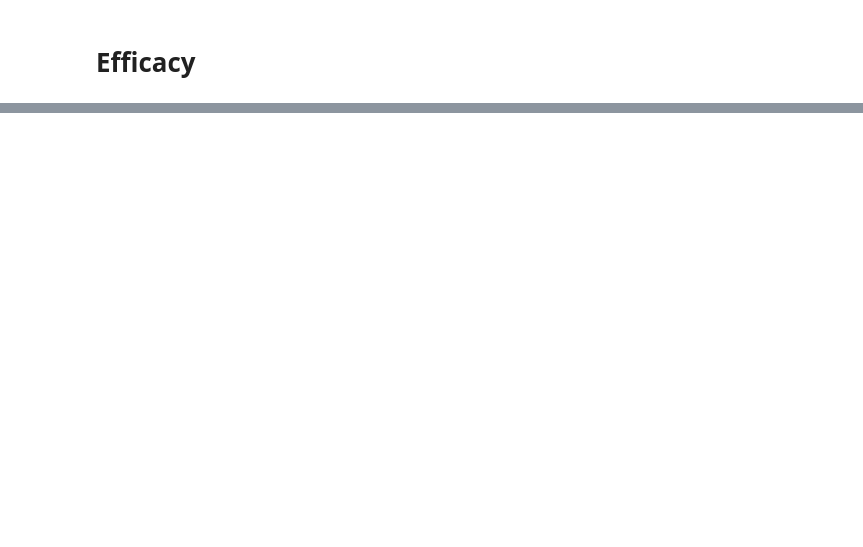
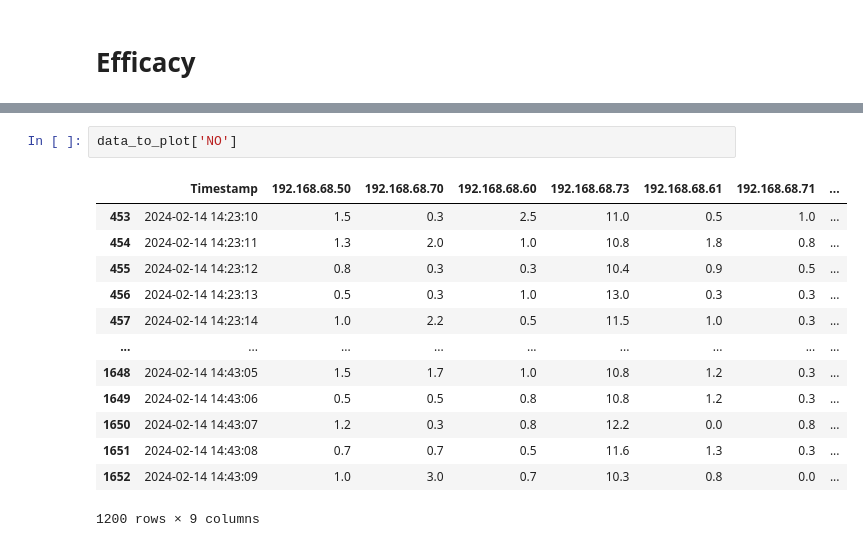
Before and after one commit to jku-lit-scsl/ecs-demo, a Jupyter notebook: evaluation/efficacy/data_cleaning/eval_efficacy.ipynb, the cells around one changed output, grey strips where cells are left out. Drawn from its saved outputs; the diff is of its cells as text; blank space fills up the shorter version.

```diff
--- a/evaluation/efficacy/data_cleaning/eval_efficacy.ipynb
+++ b/evaluation/efficacy/data_cleaning/eval_efficacy.ipynb
@@ -32,0 +108,16 @@ def extract_warning_logs(input_path, output_path):
+# %%
+data_to_plot['NO']
+# %% [output]
+|  | Timestamp | 192.168.68.50 | 192.168.68.70 | 192.168.68.60 | 192.168.68.73 | 192.168.68.61 | 192.168.68.71 | ... |
+| 453 | 2024-02-14 14:23:10 | 1.5 | 0.3 | 2.5 | 11.0 | 0.5 | 1.0 | ... |
+| 454 | 2024-02-14 14:23:11 | 1.3 | 2.0 | 1.0 | 10.8 | 1.8 | 0.8 | ... |
+| 455 | 2024-02-14 14:23:12 | 0.8 | 0.3 | 0.3 | 10.4 | 0.9 | 0.5 | ... |
+| 456 | 2024-02-14 14:23:13 | 0.5 | 0.3 | 1.0 | 13.0 | 0.3 | 0.3 | ... |
+| 457 | 2024-02-14 14:23:14 | 1.0 | 2.2 | 0.5 | 11.5 | 1.0 | 0.3 | ... |
+| ... | ... | ... | ... | ... | ... | ... | ... | ... |
+| 1648 | 2024-02-14 14:43:05 | 1.5 | 1.7 | 1.0 | 10.8 | 1.2 | 0.3 | ... |
+| 1649 | 2024-02-14 14:43:06 | 0.5 | 0.5 | 0.8 | 10.8 | 1.2 | 0.3 | ... |
+| 1650 | 2024-02-14 14:43:07 | 1.2 | 0.3 | 0.8 | 12.2 | 0.0 | 0.8 | ... |
+| 1651 | 2024-02-14 14:43:08 | 0.7 | 0.7 | 0.5 | 11.6 | 1.3 | 0.3 | ... |
+| 1652 | 2024-02-14 14:43:09 | 1.0 | 3.0 | 0.7 | 10.3 | 0.8 | 0.0 | ... |
+1200 rows × 9 columns
```
Also changed, not shown: parts of 7 cells of this notebook, 7 other files.
